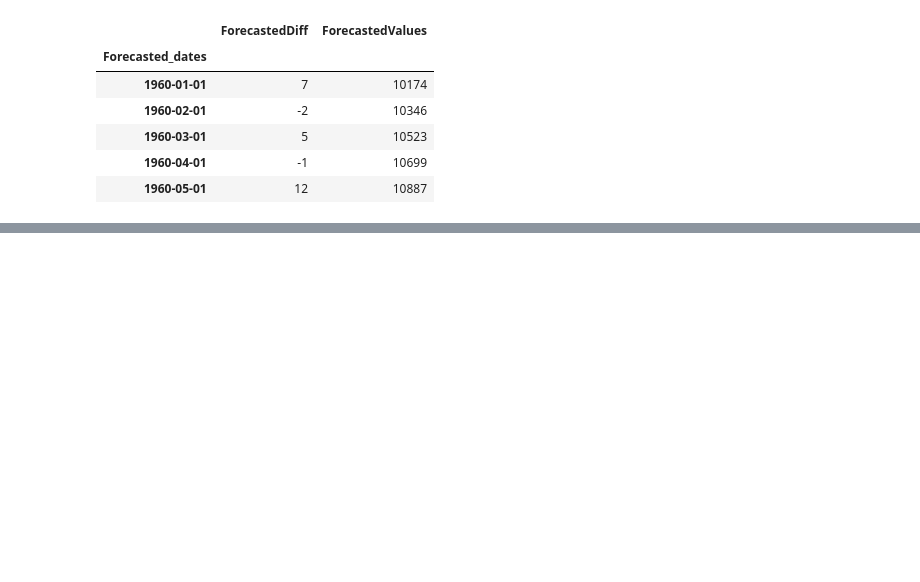
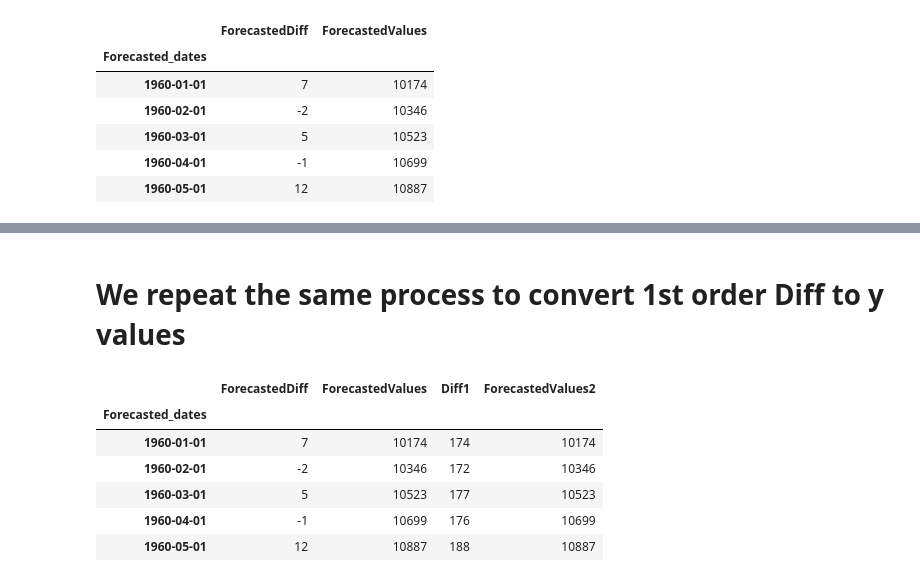
Before and after one commit to MichalisHadjiandreou/TimeSeriesAnalysis, a Jupyter notebook: GeneralForecastingModels/HoltWinters.ipynb, the cells around one changed output, grey strips where cells are left out. Saved outputs shown, nothing was run; the diff lists cells and outputs as text; code cells hidden in the pictures; blank space fills up the shorter version.

```diff
--- a/GeneralForecastingModels/HoltWinters.ipynb
+++ b/GeneralForecastingModels/HoltWinters.ipynb
@@ -441,0 +452,6 @@ ForecastedDf.head()
+# %%
+# Get our starting point (this is the 1st order difference of y(t-1) and y(t-2))
+startingpoint = df['c'].iloc[-1]-df['c'].iloc[-2]
+
+ForecastedDf['Diff1'] = startingpoint + ForecastedDf['ForecastedDiff'].cumsum()
+ForecastedDf.head()
@@ -441,0 +466,15 @@ ForecastedDf.head()
+# %% [markdown]
+# We repeat the same process to convert 1st order Diff to y values
+# %%
+startingpoint = df['c'].iloc[-1]
+
+ForecastedDf['ForecastedValues2'] = startingpoint + ForecastedDf['Diff1'].cumsum()
+ForecastedDf.head()
+# %% [output]
+|  | ForecastedDiff | ForecastedValues | Diff1 | ForecastedValues2 |
+| Forecasted_dates |  |  |  |  |
+| 1960-01-01 | 7 | 10174 | 174 | 10174 |
+| 1960-02-01 | -2 | 10346 | 172 | 10346 |
+| 1960-03-01 | 5 | 10523 | 177 | 10523 |
+| 1960-04-01 | -1 | 10699 | 176 | 10699 |
+| 1960-05-01 | 12 | 10887 | 188 | 10887 |
```
Also changed, not shown: parts of 4 cells of this notebook.
